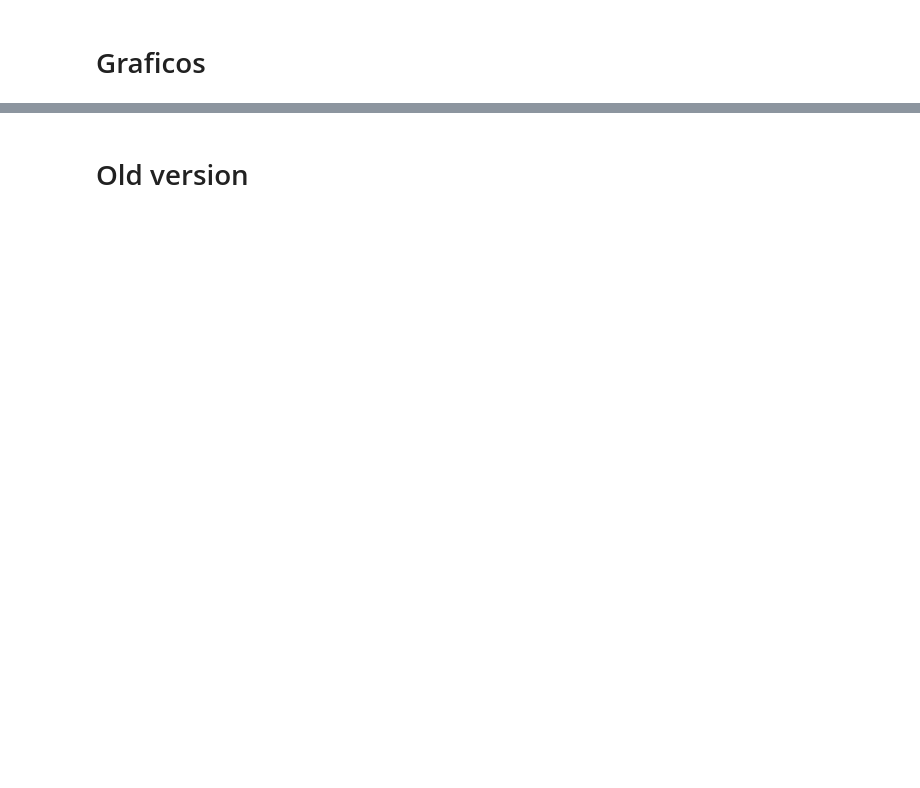
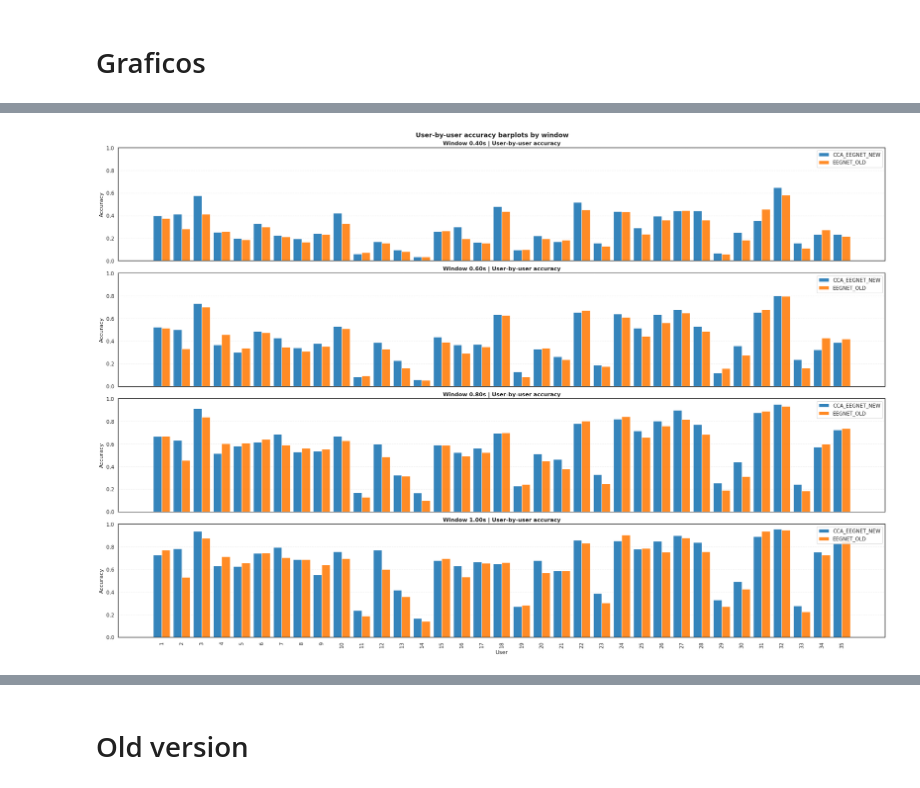
Before and after one commit to machinelatto/ssvep-bci-nn, a Jupyter notebook: cross-subject/notebooks/results_full.ipynb, the cells around one changed output, grey strips where cells are left out. Saved outputs shown, nothing was run; the diff lists cells and outputs as text; code cells hidden in the pictures; blank space fills up the shorter version.

```diff
--- a/cross-subject/notebooks/results_full.ipynb
+++ b/cross-subject/notebooks/results_full.ipynb
@@ -93,7 +86,7 @@ def itr(n, p, t):
 
 
 # Calculate ITR for each experiment-window combination
-n_classes = 8  # 8-15 Hz frequencies
+n_classes = 40
 tempo_desvio_ocular = 0.55  # Visual delay time in seconds
 
 # Apply ITR calculation to each row (simpler approach)
@@ -547,0 +469,89 @@ results_means
+# %%
+# User-by-user barplots for each time window (4 rows, no delta)
+import matplotlib.pyplot as plt
+import numpy as np
+
+# Pick experiment pair to compare side-by-side
+if "comparison_pairs" in globals() and len(comparison_pairs) > 0:
+    exp_a, exp_b, _ = comparison_pairs[0]
+else:
+    exps_sorted = sorted(results["experiment"].unique())
+    if len(exps_sorted) < 2:
+        raise ValueError("Need at least two experiments in 'results' to build barplots.")
+    exp_a, exp_b = exps_sorted[0], exps_sorted[1]
+
+print(f"Plotting barplots for: {exp_a} and {exp_b}")
+
+users = sorted(results["usuario"].unique())
+windows_all = sorted(results["window"].unique())
+windows_to_plot = windows_all[:4]  # Requested: 4 plots (one per row)
+
+pair_df = results[results["experiment"].isin([exp_a, exp_b])].copy()
+
+# Average in case there are multiple rows per (usuario, window, experiment)
+pair_df = (
+    pair_df.groupby(["usuario", "window", "experiment"], as_index=False)["acuracia"]
+    .mean()
+    .copy()
+)
+
+pivot = pair_df.pivot_table(
+    index=["usuario", "window"], columns="experiment", values="acuracia", aggfunc="mean"
+).reset_index()
+
+# Ensure both experiment columns exist
+for exp in [exp_a, exp_b]:
+    if exp not in pivot.columns:
+        pivot[exp] = np.nan
+
+# Reindex so all users appear in all plotted windows
+full_index = pd.MultiIndex.from_product(
+    [users, windows_to_plot], names=["usuario", "window"]
+)
+pivot_full = (
+    pivot.set_index(["usuario", "window"])
+    .reindex(full_index)
+    .reset_index()
+    .sort_values(["window", "usuario"])
+)
+
+fig, axes = plt.subplots(
+    len(windows_to_plot),
+    1,
+    figsize=(24, 4.0 * len(windows_to_plot)),
+    sharex=True,
+    constrained_layout=True,
+)
+
+if len(windows_to_plot) == 1:
+    axes = [axes]
+
+x = np.arange(len(users))
+bar_width = 0.42
+
+for i, w in enumerate(windows_to_plot):
+    ax = axes[i]
+    w_df = pivot_full[pivot_full["window"] == w].sort_values("usuario")
+
+    y_a = w_df[exp_a].to_numpy()
+    y_b = w_df[exp_b].to_numpy()
+
+    ax.bar(x - bar_width / 2, y_a, width=bar_width, label=exp_a, alpha=0.9, color="#1f77b4")
+    ax.bar(x + bar_width / 2, y_b, width=bar_width, label=exp_b, alpha=0.9, color="#ff7f0e")
+
+    ax.set_title(f"Window {w:.2f}s | User-by-user accuracy", fontsize=12, fontweight="bold")
+    ax.set_ylabel("Accuracy")
+    ax.grid(axis="y", linestyle="--", alpha=0.3)
+    ax.set_ylim(0, 1)
+    ax.legend(loc="upper right")
+
+axes[-1].set_xlabel("User")
+axes[-1].set_xticks(x)
+axes[-1].set_xticklabels([str(u) for u in users], rotation=90)
+
+plt.suptitle("User-by-user accuracy barplots by window", fontsize=14, fontweight="bold")
+plt.show()
+
+print(f"Users shown: {len(users)}")
+print(f"Windows plotted: {windows_to_plot}")
+# %% [output]
@@ -547,0 +559 @@ results_means
+[figure, added]
```
Also changed, not shown: parts of 17 cells of this notebook, 27 other files.
